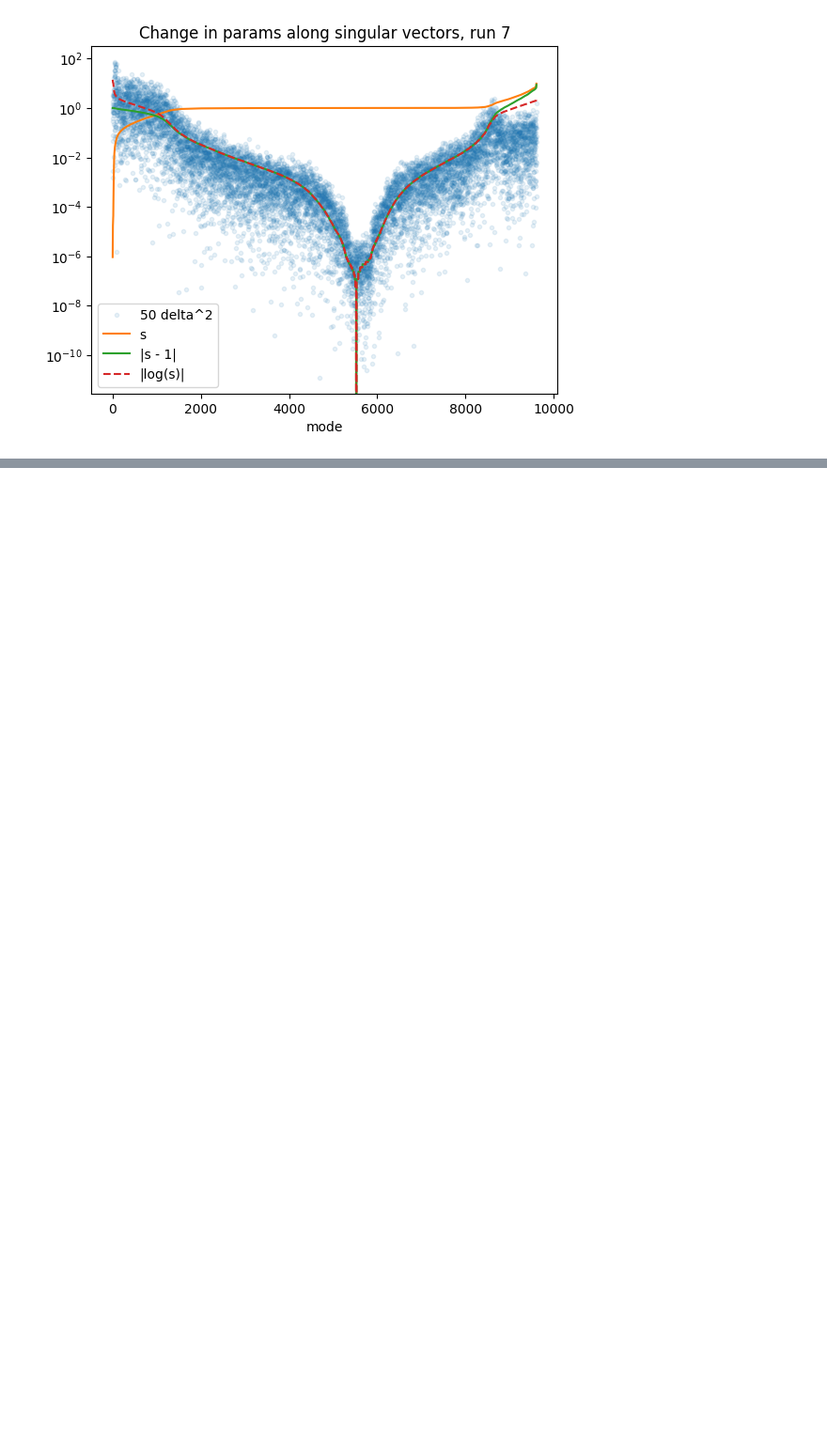
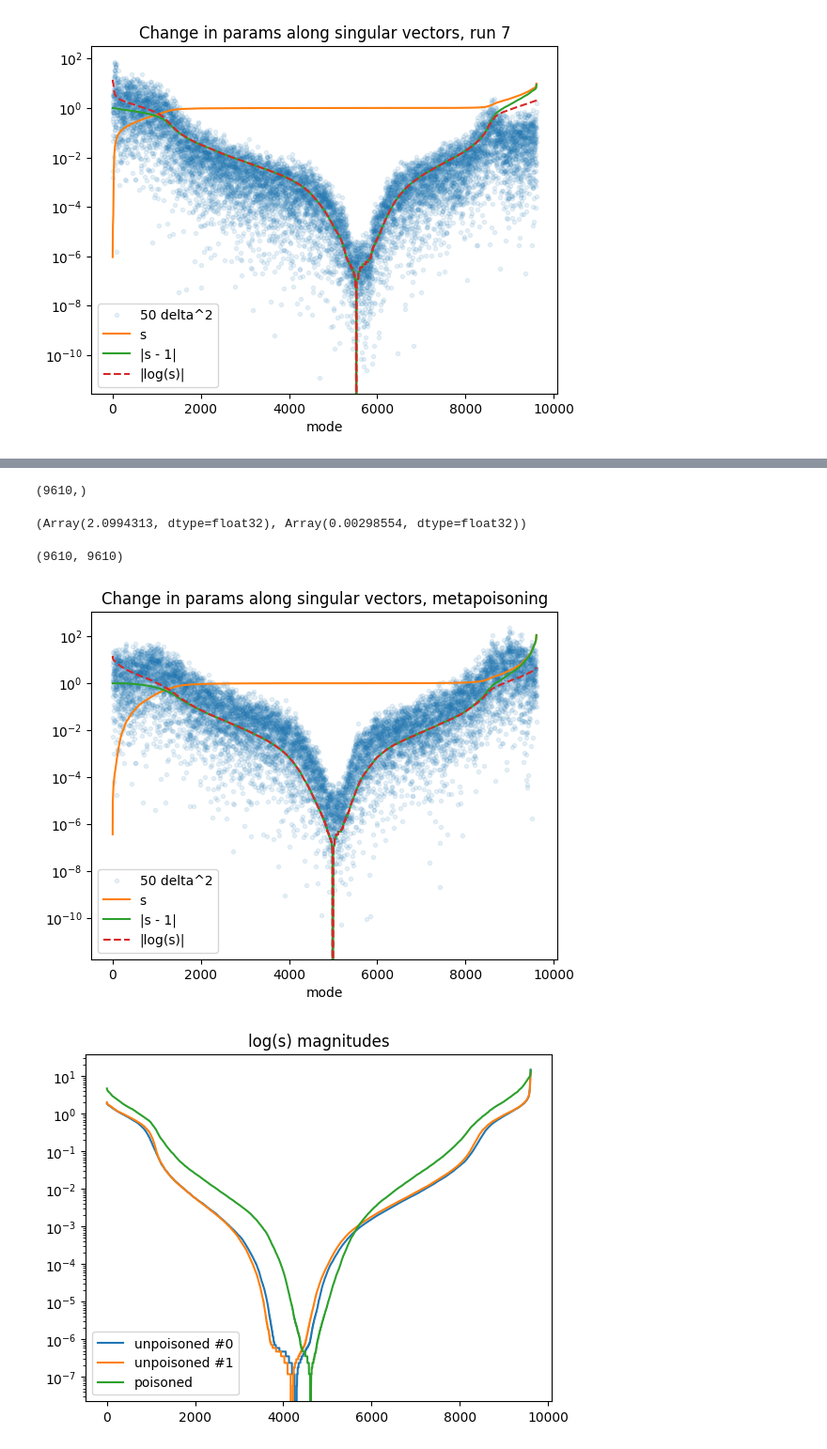
Before and after one commit to EleutherAI/basin-volume, a Jupyter notebook: delta_size.ipynb, the cells around one changed output, grey strips where cells are left out. Shown at 94% size. Drawn from its saved outputs; the diff is of its cells as text; code cells hidden in the pictures; blank space fills up the shorter version.

```diff
--- a/delta_size.ipynb
+++ b/delta_size.ipynb
@@ -54,0 +154,4 @@ for i in range(8):
+# %%
+with open("/mnt/ssd-1/nora/sgdensity/poisoned_init.npy", "rb") as f:
+    poisoned_init = jnp.load(f)
+poisoned_init.shape
@@ -54,0 +201,63 @@ for i in range(8):
+# %%
+params1 = mp_train(poisoned_init, return_params=True)
+params1.shape
+# %% [output]
+(9610,)
+# %%
+test_loss, train_loss = mp_train(poisoned_init, return_params=False, num_epochs=100)
+test_loss, train_loss
+# %% [output]
+(Array(2.0994313, dtype=float32), Array(0.00298554, dtype=float32))
+# %%
+jac = jax.jacfwd(lambda x: mp_train(x, return_params=True))
+J_mp = jac(poisoned_init)
+# %%
+J_mp.shape
+# %% [output]
+(9610, 9610)
+# %%
+u_mp, s_mp, vt_mp = jnp.linalg.svd(J_mp)
+# %%
+
+s = s_mp
+vt = vt_mp
+
+flattest = jnp.argsort(s)
+delta = params1 - poisoned_init
+projected = vt[flattest] @ delta
+
+plt.plot(50 * (projected)**2, '.', alpha=0.1, label="50 delta^2")
+plt.plot(s[flattest], label="s")
+plt.plot(jnp.abs(s[flattest] - 1), label="|s - 1|")
+plt.plot(jnp.abs(jnp.log(s[flattest])), '--', label="|log(s)|")
+plt.yscale("log")
+plt.xlabel("mode")
+plt.legend()
+plt.title(f"Change in params along singular vectors, metapoisoning")
+plt.show()
+
+plt.plot(jnp.abs(jnp.log(s8[0])), label="unpoisoned #0")
+plt.plot(jnp.abs(jnp.log(s8[1])), label="unpoisoned #1")
+plt.plot(jnp.abs(jnp.log(s_mp)), label="poisoned")
+plt.yscale("log")
+plt.legend()
+plt.title("log(s) magnitudes")
+plt.show()
+plt.plot((s8[0]), label="unpoisoned #0")
+plt.plot((s8[1]), label="unpoisoned #1")
+plt.plot(s_mp, label="poisoned")
+plt.yscale("log")
+plt.legend()
+plt.title("s")
+plt.show()
+
+plt.plot(jnp.sort(jnp.abs(jnp.log(s8[0]))), label="unpoisoned #0")
+plt.plot(jnp.sort(jnp.abs(jnp.log(s8[1]))), label="unpoisoned #1")
+plt.plot(jnp.sort(jnp.abs(jnp.log(s_mp))), label="poisoned")
+plt.yscale("log")
+plt.legend()
+plt.title("sorted log(s) magnitudes")
+plt.show()
+# %% [output]
+[figure, added]
+[figure, added]
```
Also changed, not shown: parts of 41 cells of this notebook, 3 other files.
